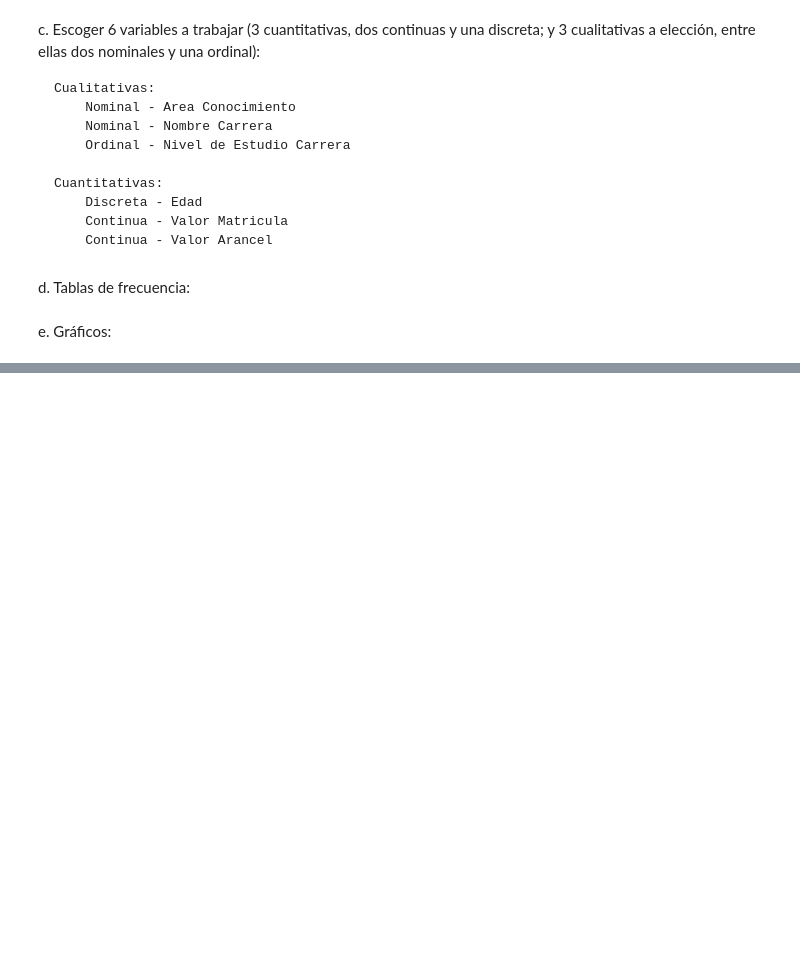
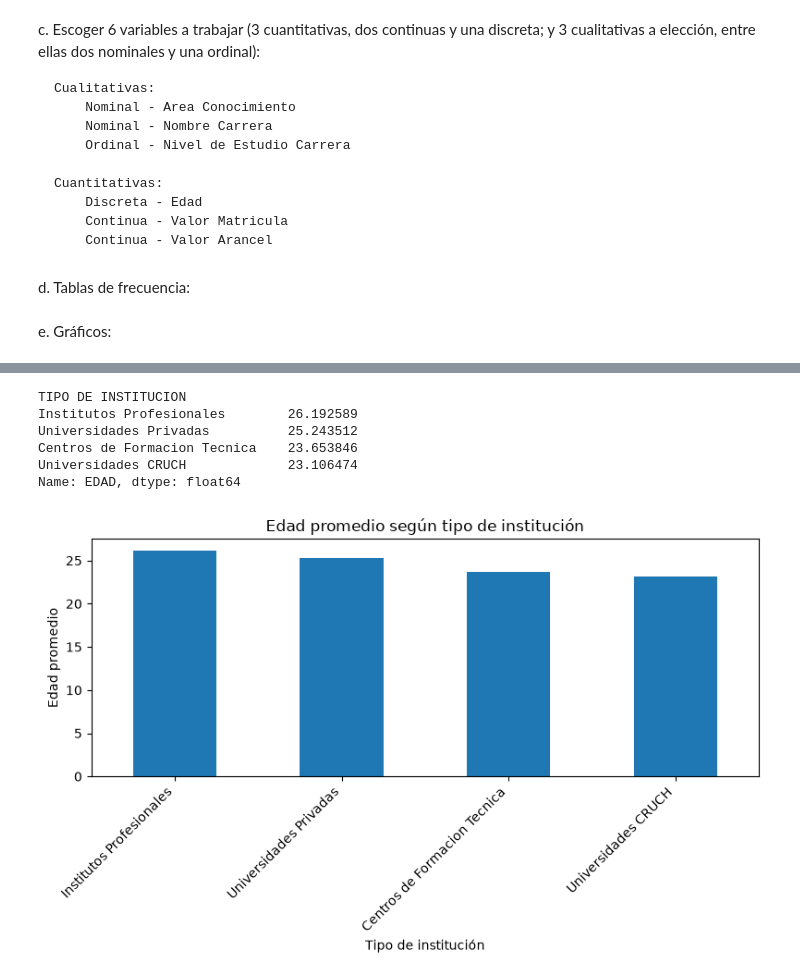
Before and after one commit to sm0k-dev/Pandas-Duoc, a Jupyter notebook: semestral/semestral.ipynb, the cells around one changed output, grey strips where cells are left out. Drawn from its saved outputs; the diff is of its cells as text; code cells hidden in the pictures; blank space fills up the shorter version.

```diff
--- a/semestral/semestral.ipynb
+++ b/semestral/semestral.ipynb
@@ -151,0 +678,30 @@ g. Percentiles (solo cuantitativa)
+# %%
+# Calcular la edad promedio según tipo de institución
+edad_institucion = (
+    df_semestral_bd.groupby('TIPO DE INSTITUCION')['EDAD']
+    .mean()
+    .sort_values(ascending=False)
+)
+
+display(edad_institucion)
+
+# Gráfico de edad promedio por tipo de institución
+edad_institucion.plot(
+    kind='bar',
+    figsize=(8, 5),
+    title='Edad promedio según tipo de institución',
+    xlabel='Tipo de institución',
+    ylabel='Edad promedio'
+)
+
+plt.xticks(rotation=45, ha='right')
+plt.tight_layout()
+plt.show()
+# %% [output]
+TIPO DE INSTITUCION
+Institutos Profesionales        26.192589
+Universidades Privadas          25.243512
+Centros de Formacion Tecnica    23.653846
+Universidades CRUCH             23.106474
+Name: EDAD, dtype: float64
+[figure, added]
```
Also changed, not shown: parts of 19 cells of this notebook.
